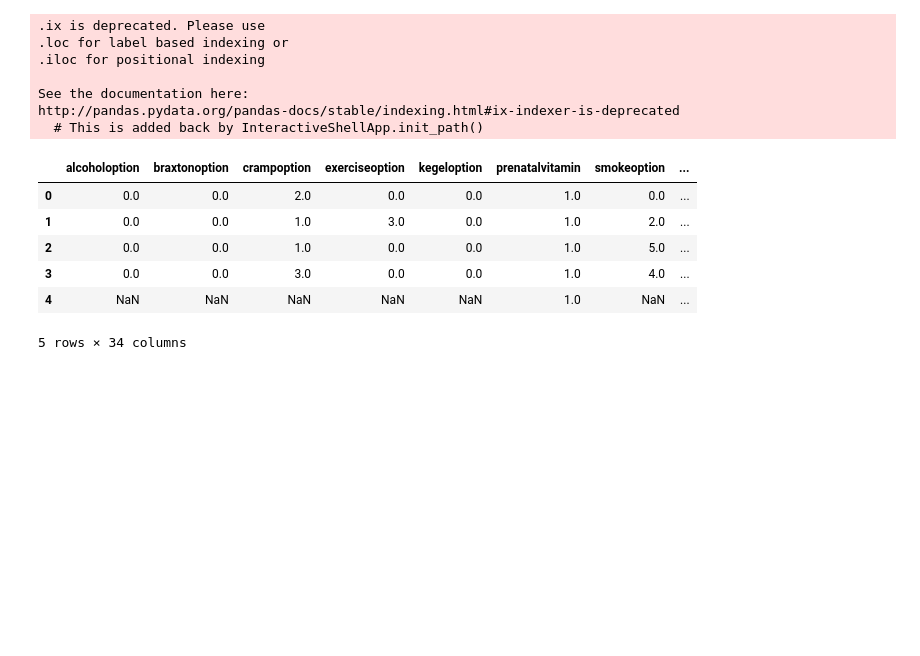
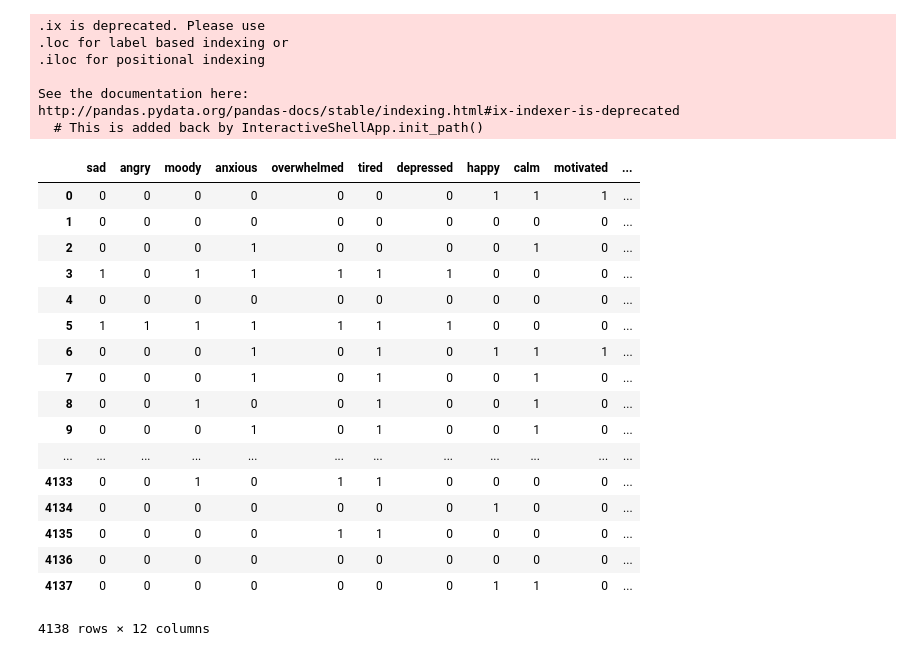
Before and after one commit to ammarshaikh123/Projects-on-Machine-Learning, a Jupyter notebook: Jollitot.ipynb, the cells around one changed output. Cells and saved outputs as stored; diff of their text form; code cells hidden in the pictures; blank space fills up the shorter version.

```diff
--- a/Jollitot.ipynb
+++ b/Jollitot.ipynb
@@ -72,13 +74,24 @@ for index,row in df.iterrows():
 See the documentation here:
 http://pandas.pydata.org/pandas-docs/stable/indexing.html#ix-indexer-is-deprecated
   # This is added back by InteractiveShellApp.init_path()
-# %%
-df.head()
-# %% [output]
-|  | alcoholoption | braxtonoption | crampoption | exerciseoption | kegeloption | prenatalvitamin | smokeoption | ... |
-| 0 | 0.0 | 0.0 | 2.0 | 0.0 | 0.0 | 1.0 | 0.0 | ... |
-| 1 | 0.0 | 0.0 | 1.0 | 3.0 | 0.0 | 1.0 | 2.0 | ... |
-| 2 | 0.0 | 0.0 | 1.0 | 0.0 | 0.0 | 1.0 | 5.0 | ... |
-| 3 | 0.0 | 0.0 | 3.0 | 0.0 | 0.0 | 1.0 | 4.0 | ... |
-| 4 | NaN | NaN | NaN | NaN | NaN | 1.0 | NaN | ... |
-5 rows × 34 columns
+# %%
+df[["sad", "angry", "moody", "anxious", "overwhelmed", "tired", "depressed", "happy", "calm", "motivated", "confident", "loved"]]
+# %% [output]
+|  | sad | angry | moody | anxious | overwhelmed | tired | depressed | happy | calm | motivated | ... |
+| 0 | 0 | 0 | 0 | 0 | 0 | 0 | 0 | 1 | 1 | 1 | ... |
+| 1 | 0 | 0 | 0 | 0 | 0 | 0 | 0 | 0 | 0 | 0 | ... |
+| 2 | 0 | 0 | 0 | 1 | 0 | 0 | 0 | 0 | 1 | 0 | ... |
+| 3 | 1 | 0 | 1 | 1 | 1 | 1 | 1 | 0 | 0 | 0 | ... |
+| 4 | 0 | 0 | 0 | 0 | 0 | 0 | 0 | 0 | 0 | 0 | ... |
+| 5 | 1 | 1 | 1 | 1 | 1 | 1 | 1 | 0 | 0 | 0 | ... |
+| 6 | 0 | 0 | 0 | 1 | 0 | 1 | 0 | 1 | 1 | 1 | ... |
+| 7 | 0 | 0 | 0 | 1 | 0 | 1 | 0 | 0 | 1 | 0 | ... |
+| 8 | 0 | 0 | 1 | 0 | 0 | 1 | 0 | 0 | 1 | 0 | ... |
+| 9 | 0 | 0 | 0 | 1 | 0 | 1 | 0 | 0 | 1 | 0 | ... |
+| ... | ... | ... | ... | ... | ... | ... | ... | ... | ... | ... | ... |
+| 4133 | 0 | 0 | 1 | 0 | 1 | 1 | 0 | 0 | 0 | 0 | ... |
+| 4134 | 0 | 0 | 0 | 0 | 0 | 0 | 0 | 1 | 0 | 0 | ... |
+| 4135 | 0 | 0 | 0 | 0 | 1 | 1 | 0 | 0 | 0 | 0 | ... |
+| 4136 | 0 | 0 | 0 | 0 | 0 | 0 | 0 | 0 | 0 | 0 | ... |
+| 4137 | 0 | 0 | 0 | 0 | 0 | 0 | 0 | 1 | 1 | 0 | ... |
+4138 rows × 12 columns
```
Also changed, not shown: parts of 1 cell of this notebook.
